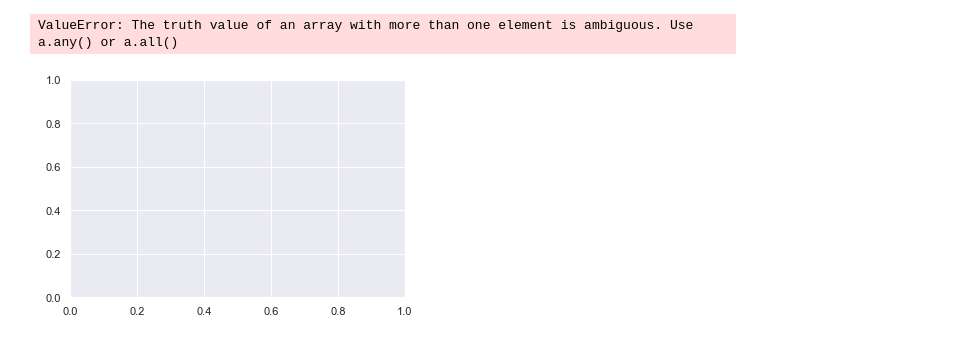
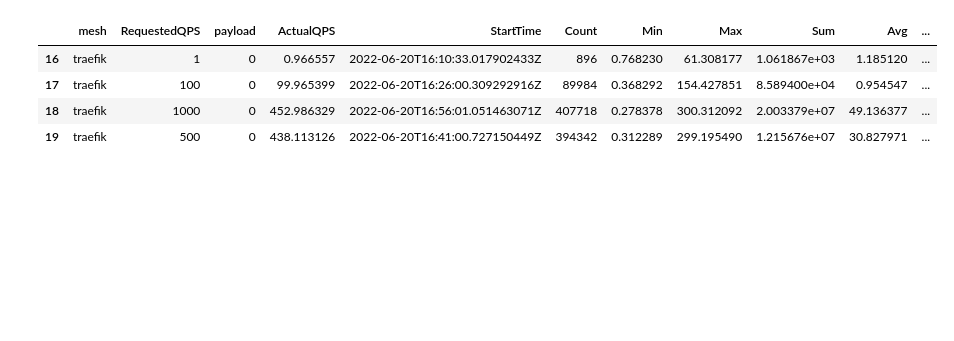
Before and after one commit to RichardBieringa/mesh-bench, a Jupyter notebook: viz/02_http_constant_throughput.ipynb, the cells around one changed output. Drawn from its saved outputs; the diff is of its cells as text; code cells hidden in the pictures; blank space fills up the shorter version.

```diff
--- a/viz/02_http_constant_throughput.ipynb
+++ b/viz/02_http_constant_throughput.ipynb
@@ -88,14 +174,0 @@ Results: 100
-# %%
-key = "DurationHistogram.Data"
-
-# Add Seperate columns for the histogram data points
-df['start'] = df[key].apply(lambda x: [e['Start'] for e in x])
-df['end'] = df[key].apply(lambda x: [e['End'] for e in x])
-df['percent'] = df[key].apply(lambda x: [e['Percent'] for e in x])
-df['count'] = df[key].apply(lambda x: [e['Count'] for e in x])
-# %%
-df1 = df[df["mesh"] == "baseline"]
-df1 = df1.drop_duplicates(subset=["RequestedQPS"])
-df["RequestedQPS"] = pd.to_numeric(df["RequestedQPS"])
-df1 = df1.sort_values(by=["RequestedQPS"])
-kdf1
@@ -218,9 +175,8 @@ plt.show()
-# %%
-# Create grid of 1x1
-fix,ax = plt.subplots()
-
-# Bar plot showing the binned variables
-ax = sns.kdeplot(data=data, x=bins[:-1], y=counts)
-# %% [output]
-ValueError: The truth value of an array with more than one element is ambiguous. Use a.any() or a.all()
-[figure, removed]
+# %%
+df[df["mesh"] == "traefik"]
+# %% [output]
+|  | mesh | RequestedQPS | payload | ActualQPS | StartTime | Count | Min | Max | Sum | Avg | ... |
+| 16 | traefik | 1 | 0 | 0.966557 | 2022-06-20T16:10:33.017902433Z | 896 | 0.768230 | 61.308177 | 1.061867e+03 | 1.185120 | ... |
+| 17 | traefik | 100 | 0 | 99.965399 | 2022-06-20T16:26:00.309292916Z | 89984 | 0.368292 | 154.427851 | 8.589400e+04 | 0.954547 | ... |
+| 18 | traefik | 1000 | 0 | 452.986329 | 2022-06-20T16:56:01.051463071Z | 407718 | 0.278378 | 300.312092 | 2.003379e+07 | 49.136377 | ... |
+| 19 | traefik | 500 | 0 | 438.113126 | 2022-06-20T16:41:00.727150449Z | 394342 | 0.312289 | 299.195490 | 1.215676e+07 | 30.827971 | ... |
```
Also changed, not shown: parts of 10 cells of this notebook, 2 other files.
